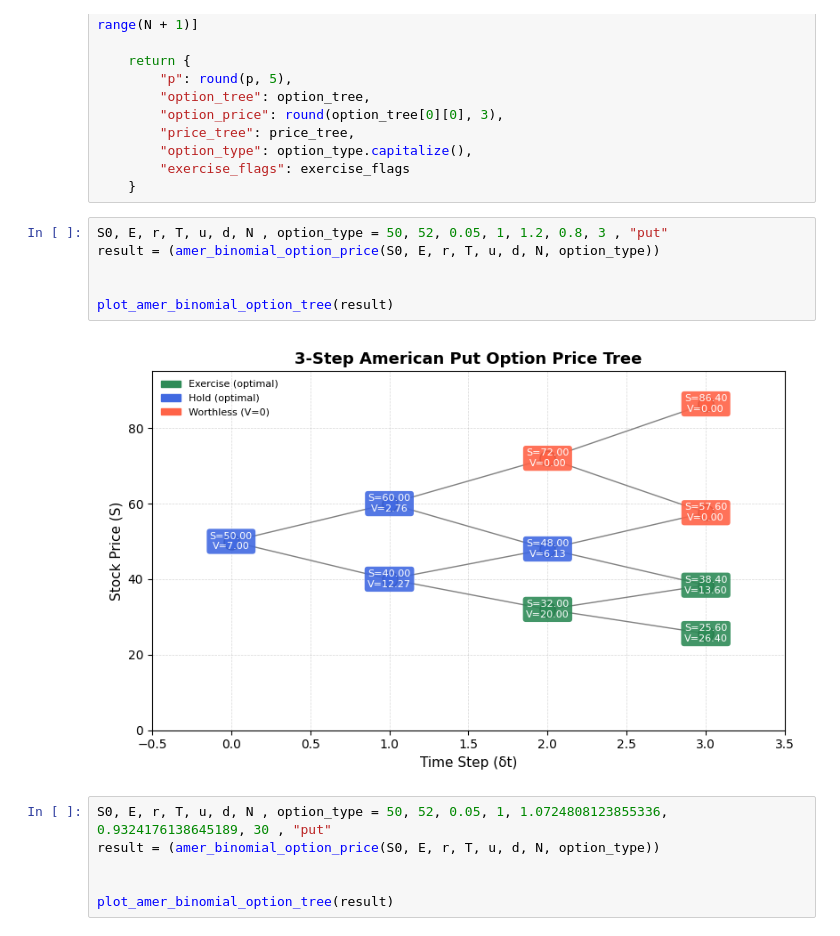
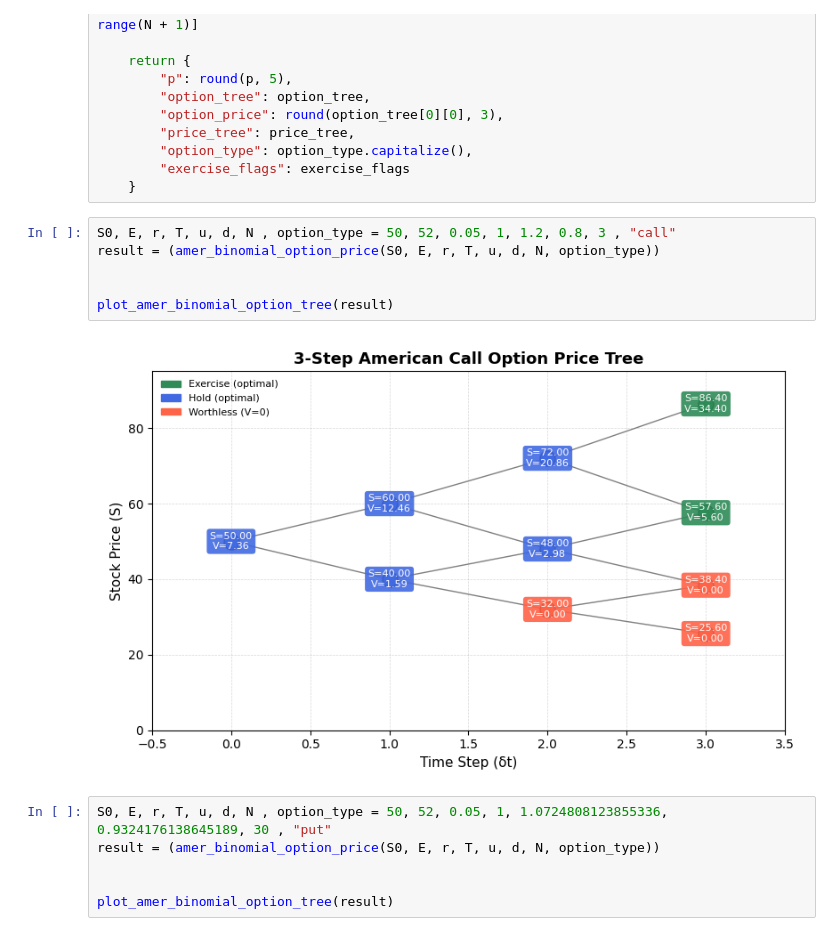
Before and after one commit to heavy-t/MMATH_Project, a Jupyter notebook: Amer Binomial Tree.ipynb, the cells around one changed output. Cells and saved outputs as stored; diff of their text form.

```diff
--- a/Amer Binomial Tree.ipynb
+++ b/Amer Binomial Tree.ipynb
@@ -136,13 +136,13 @@ def amer_binomial_option_price(S0, E, r, T, u, d, N, option_type="call"):
         "exercise_flags": exercise_flags
     }
 # %%
-S0, E, r, T, u, d, N , option_type = 50, 52, 0.05, 1, 1.2, 0.8, 3 , "put"
+S0, E, r, T, u, d, N , option_type = 50, 52, 0.05, 1, 1.2, 0.8, 3 , "call"
 result = (amer_binomial_option_price(S0, E, r, T, u, d, N, option_type))
 
 
 plot_amer_binomial_option_tree(result)
 # %% [output]
-[figure, old version]
+[figure, new version]
 # %%
 S0, E, r, T, u, d, N , option_type = 50, 52, 0.05, 1, 1.0724808123855336, 0.9324176138645189, 30 , "put"
 result = (amer_binomial_option_price(S0, E, r, T, u, d, N, option_type))
```
Also changed, not shown: 3 other files.
